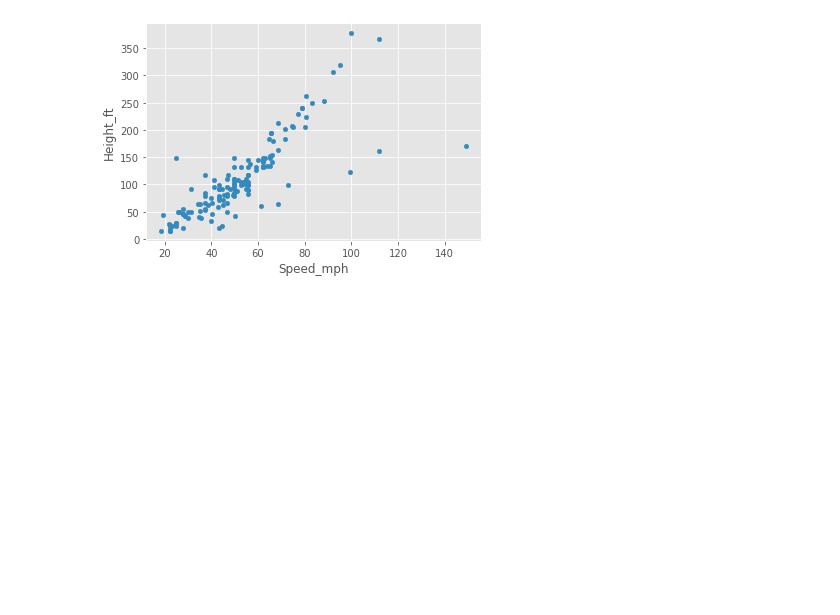
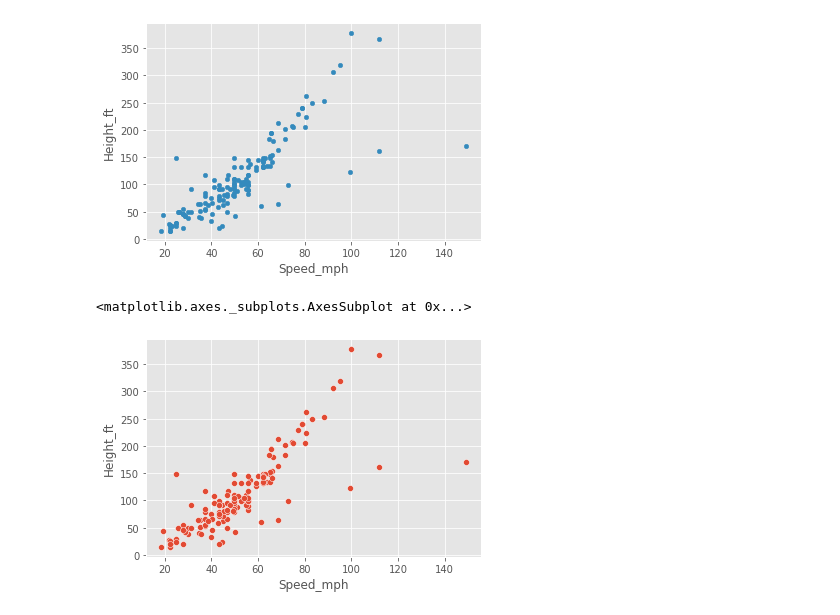
Before and after one commit to dilaraesmer/Exploratory_Data_Analysis_Project, a Jupyter notebook: Data_Analysis.ipynb, the cells around one changed output. Cells and saved outputs as stored; diff of their text form; code cells hidden in the pictures; blank space fills up the shorter version.

```diff
--- a/Data_Analysis.ipynb
+++ b/Data_Analysis.ipynb
@@ -355,3 +355,10 @@ df.plot(kind='scatter',
 # %% [output]
 <matplotlib.axes._subplots.AxesSubplot at 0x...>
 [figure]
+# %%
+sns.scatterplot(x='Speed_mph',
+                y='Height_ft',
+                data = df)
+# %% [output]
+<matplotlib.axes._subplots.AxesSubplot at 0x...>
+[figure, added]
```
